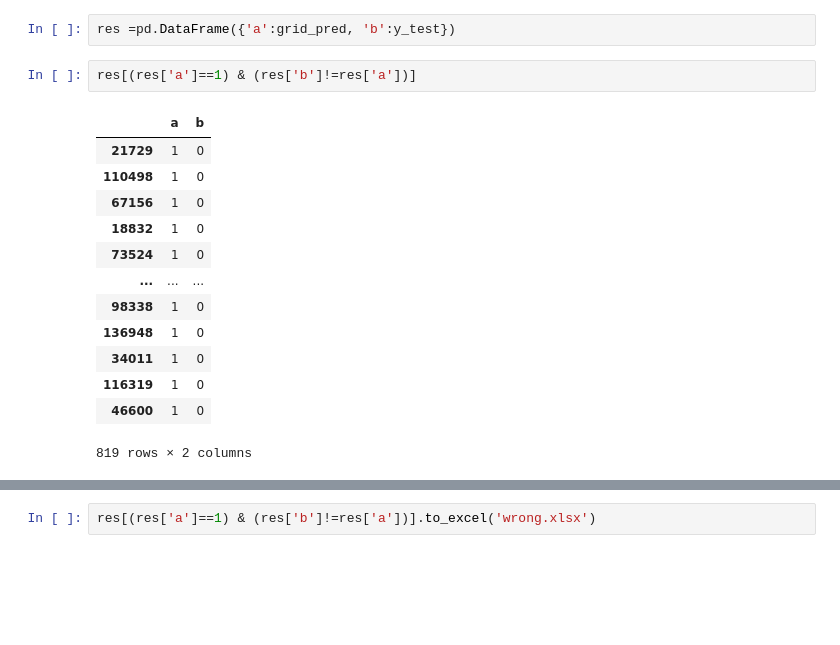
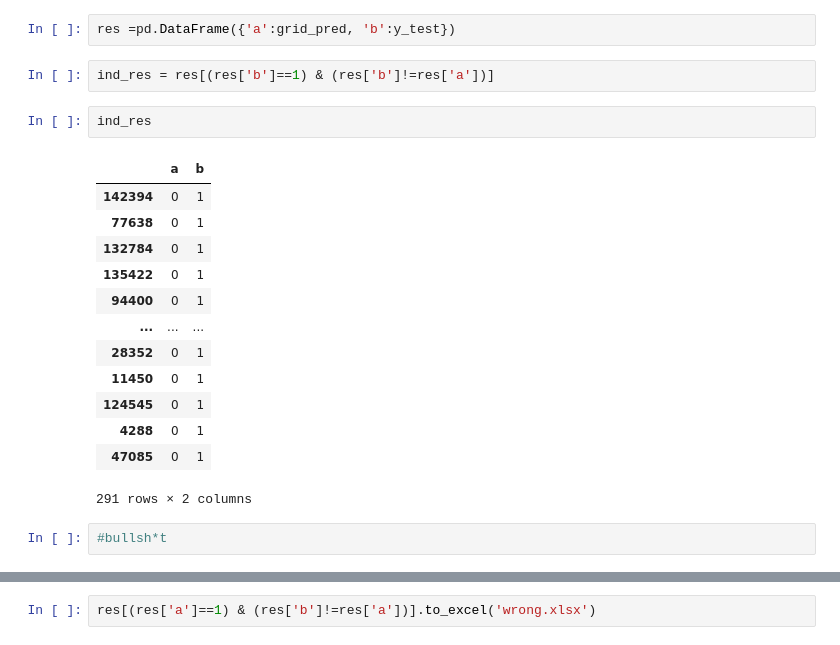
Before and after one commit to green-igor/wiki, a Jupyter notebook: wikiki (1).ipynb, the cells around one changed output, grey strips where cells are left out. Drawn from its saved outputs; the diff is of its cells as text; blank space fills up the shorter version.

```diff
--- a/wikiki (1).ipynb
+++ b/wikiki (1).ipynb
@@ -1028,18 +1042,22 @@ f1_score(debs_no_dups_test['toxic'], classifier_other_threshold.predict(debs_no_
 # %%
 res =pd.DataFrame({'a':grid_pred, 'b':y_test})
 # %%
-res[(res['a']==1) & (res['b']!=res['a'])]
+ind_res = res[(res['b']==1) & (res['b']!=res['a'])]
-# %% [output]
-|  | a | b |
-| 21729 | 1 | 0 |
-| 110498 | 1 | 0 |
-| 67156 | 1 | 0 |
-| 18832 | 1 | 0 |
-| 73524 | 1 | 0 |
-| ... | ... | ... |
-| 98338 | 1 | 0 |
-| 136948 | 1 | 0 |
-| 34011 | 1 | 0 |
-| 116319 | 1 | 0 |
-| 46600 | 1 | 0 |
-819 rows × 2 columns
+# %%
+ind_res
+# %% [output]
+|  | a | b |
+| 142394 | 0 | 1 |
+| 77638 | 0 | 1 |
+| 132784 | 0 | 1 |
+| 135422 | 0 | 1 |
+| 94400 | 0 | 1 |
+| ... | ... | ... |
+| 28352 | 0 | 1 |
+| 11450 | 0 | 1 |
+| 124545 | 0 | 1 |
+| 4288 | 0 | 1 |
+| 47085 | 0 | 1 |
+291 rows × 2 columns
+# %%
+#bullsh*t
```
Also changed, not shown: parts of 39 cells of this notebook.
